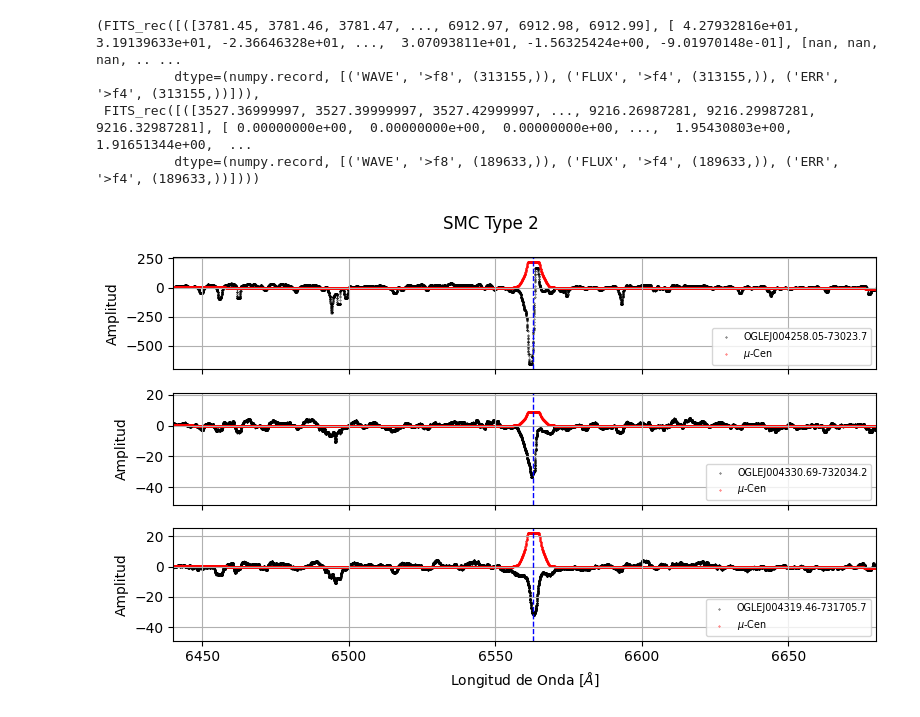
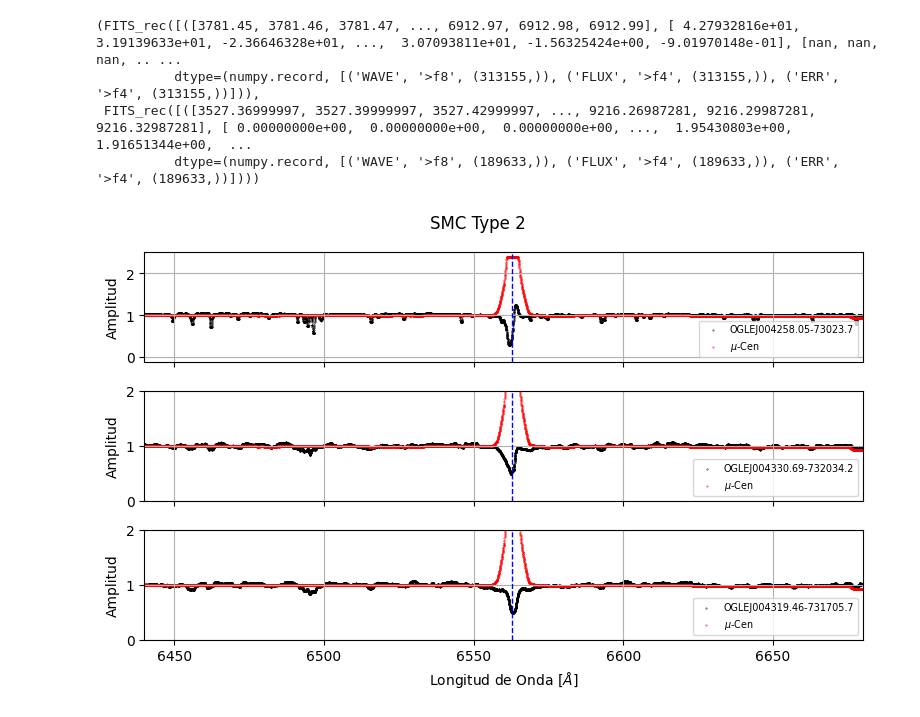
Before and after one commit to lsperezm/Be_Metallicity, a Jupyter notebook: DataRaw/SMC/Type2/Type2SMC.ipynb, the cells around one changed output. Cells and saved outputs as stored; diff of their text form; code cells hidden in the pictures.

```diff
--- a/DataRaw/SMC/Type2/Type2SMC.ipynb
+++ b/DataRaw/SMC/Type2/Type2SMC.ipynb
@@ -39,7 +39,7 @@ xd2,cent
 # %%
 #star 1
 xd1_new=xd1['FLUX_REDUCED'][0][4145:-1719].tolist()
-xd1_filt=median_filter(xd1_new,100)
+xd1_filt=median_filter(xd1_new,50)
 lam1 = xd1['WAVE'][0][4145:-1719]
 
 mask_alpha1=np.abs(6562.8-lam1)>20
@@ -84,39 +84,39 @@ modeloc = fitter(models.Chebyshev1D(25),lamc[maskc],cent_filt[maskc])
 # %%
 fig, axs = plt.subplots(3, 1, sharex=True, figsize=(8, 5))  # 5 rows, 1 column
 
 # Plot each light curve
 #axs[0].scatter(xd1['WAVE'][0]-2.5,xd1['FLUX'][0],s=0.1, color='black', label='OGLEJ004258.05-73023.7')
 #axs[0].scatter(cent['WAVE'][0],cent['FLUX'][0]+20,s=0.1, color='red')
 #axs[1].scatter(xd2['WAVE'][0]-4.5,xd2['FLUX'][0], s=0.1, color='black',label='OGLEJ004330.69-732034.2')
 #axs[1].scatter(cent['WAVE'][0],cent['FLUX'][0]+60,s=0.1, color='red')
 #axs[2].scatter(xd4['WAVE'][0]-4.5,xd4['FLUX'][0], s=0.1, color='black',label='OGLEJ004319.46-731705.7')
 #axs[2].scatter(cent['WAVE'][0],cent['FLUX'][0]+40,s=0.1, color='red')
 
-axs[0].scatter(lam1-3,xd1_filt-modelo1(lam1),s=0.1, color='black', label='OGLEJ004258.05-73023.7')
-axs[0].scatter(lamc,(cent_filt-modeloc(lamc))*50,s=0.1, color='red',label=r'$\mu$-Cen')
-axs[1].scatter(lam2-3,xd2_filt-modelo2(lam2), s=0.1, color='black',label='OGLEJ004330.69-732034.2')
-axs[1].scatter(lamc,(cent_filt-modeloc(lamc))*2,s=0.1, color='red',label=r'$\mu$-Cen')
-axs[2].scatter(lam3-3,xd3_filt-modelo3(lam3), s=0.1, color='black',label='OGLEJ004319.46-731705.7')
-axs[2].scatter(lamc,(cent_filt-modeloc(lamc))*5,s=0.1, color='red',label=r'$\mu$-Cen')
+axs[0].scatter(lam1-3,xd1_filt/modelo1(lam1),s=0.1, color='black', label='OGLEJ004258.05-73023.7')
+axs[0].scatter(lamc,(cent_filt/modeloc(lamc)),s=0.1, color='red',label=r'$\mu$-Cen')
+axs[1].scatter(lam2-3,xd2_filt/modelo2(lam2), s=0.1, color='black',label='OGLEJ004330.69-732034.2')
+axs[1].scatter(lamc,(cent_filt/modeloc(lamc)),s=0.1, color='red',label=r'$\mu$-Cen')
+axs[2].scatter(lam3-3,xd3_filt/modelo3(lam3), s=0.1, color='black',label='OGLEJ004319.46-731705.7')
+axs[2].scatter(lamc,(cent_filt/modeloc(lamc)),s=0.1, color='red',label=r'$\mu$-Cen')
 
 
 
 # Labels
 for ax in axs:
     ax.set_ylabel('Amplitud')
     ax.axvline(x=6562.8, color='blue', linestyle='--', linewidth=1)
     ax.legend(loc='lower right', fontsize='x-small')
     ax.grid(True)
 
 axs[-1].set_xlabel(r'Longitud de Onda [$\AA$]')
 axs[-1].set_xlim(6440, 6680)
 #axs[0].set_ylim(3, 32)
-#axs[1].set_ylim(-20, 150)
-#axs[2].set_ylim(-20, 150)
+axs[1].set_ylim(0, 2)
+axs[2].set_ylim(0, 2)
 
 fig.suptitle('SMC Type 2')
 plt.tight_layout()
 plt.savefig('SMC_Type2')
 plt.show()
 # %% [output]
-[figure, old version]
+[figure, new version]
```
Also changed, not shown: 11 other files.
